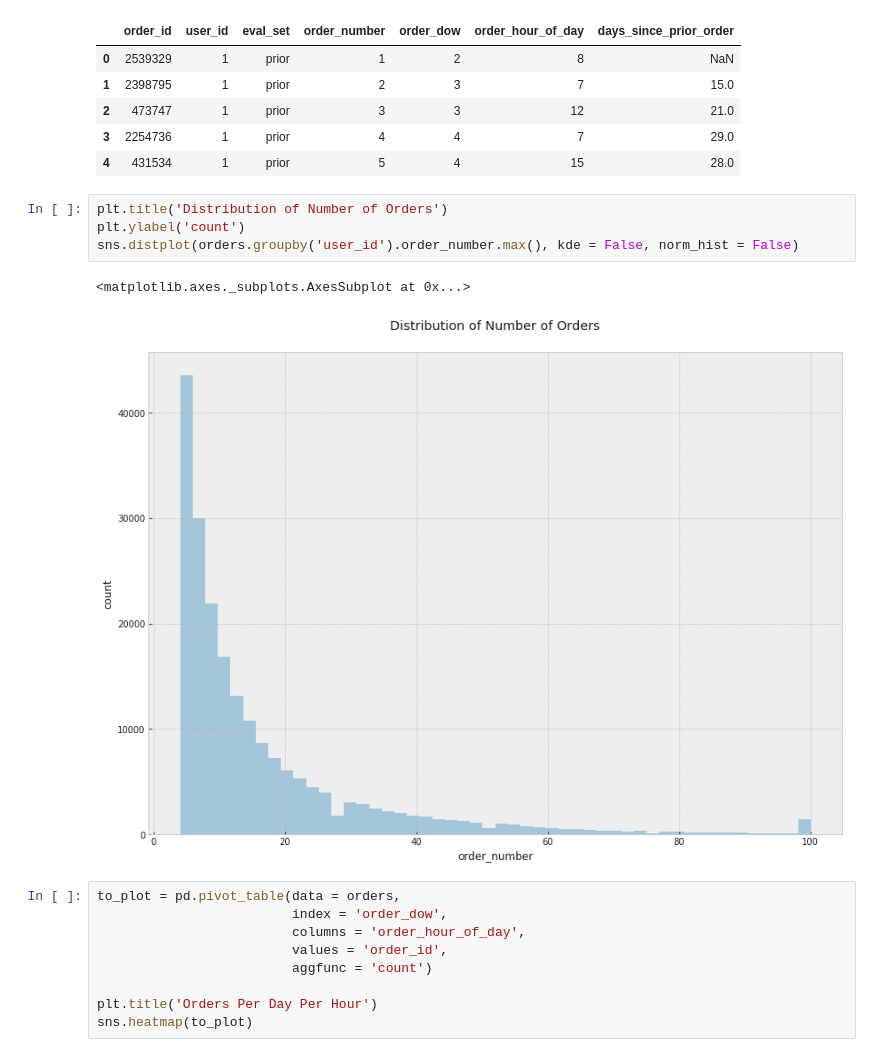
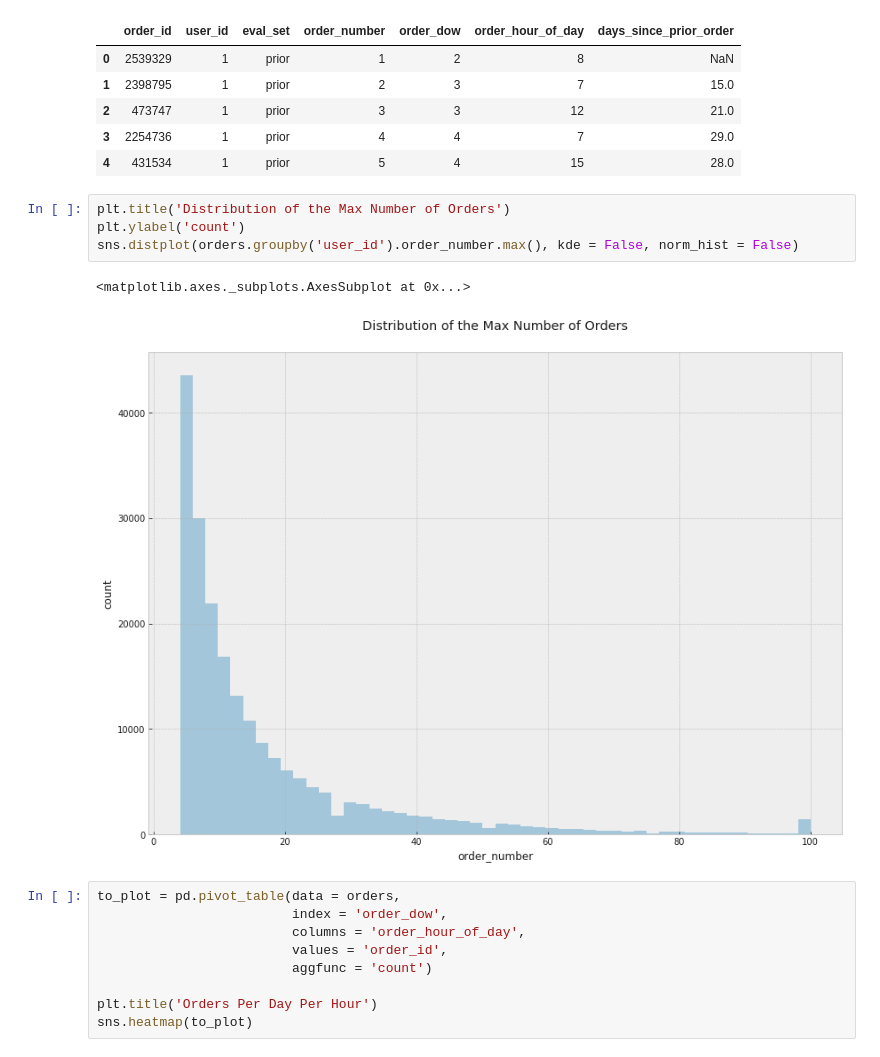
Before and after one commit to rossrco/analyses, a Jupyter notebook: instacart/instacart.ipynb, the cells around one changed output. Cells and saved outputs as stored; diff of their text form.

```diff
--- a/instacart/instacart.ipynb
+++ b/instacart/instacart.ipynb
@@ -29,12 +29,12 @@ orders.head()
 | 3 | 2254736 | 1 | prior | 4 | 4 | 7 | 29.0 |
 | 4 | 431534 | 1 | prior | 5 | 4 | 15 | 28.0 |
 # %%
-plt.title('Distribution of Number of Orders')
+plt.title('Distribution of the Max Number of Orders')
 plt.ylabel('count')
 sns.distplot(orders.groupby('user_id').order_number.max(), kde = False, norm_hist = False)
 # %% [output]
 <matplotlib.axes._subplots.AxesSubplot at 0x...>
-[figure, old version]
+[figure, new version]
 # %%
 to_plot = pd.pivot_table(data = orders,
                          index = 'order_dow',
```
Also changed, not shown: parts of 3 cells of this notebook.
